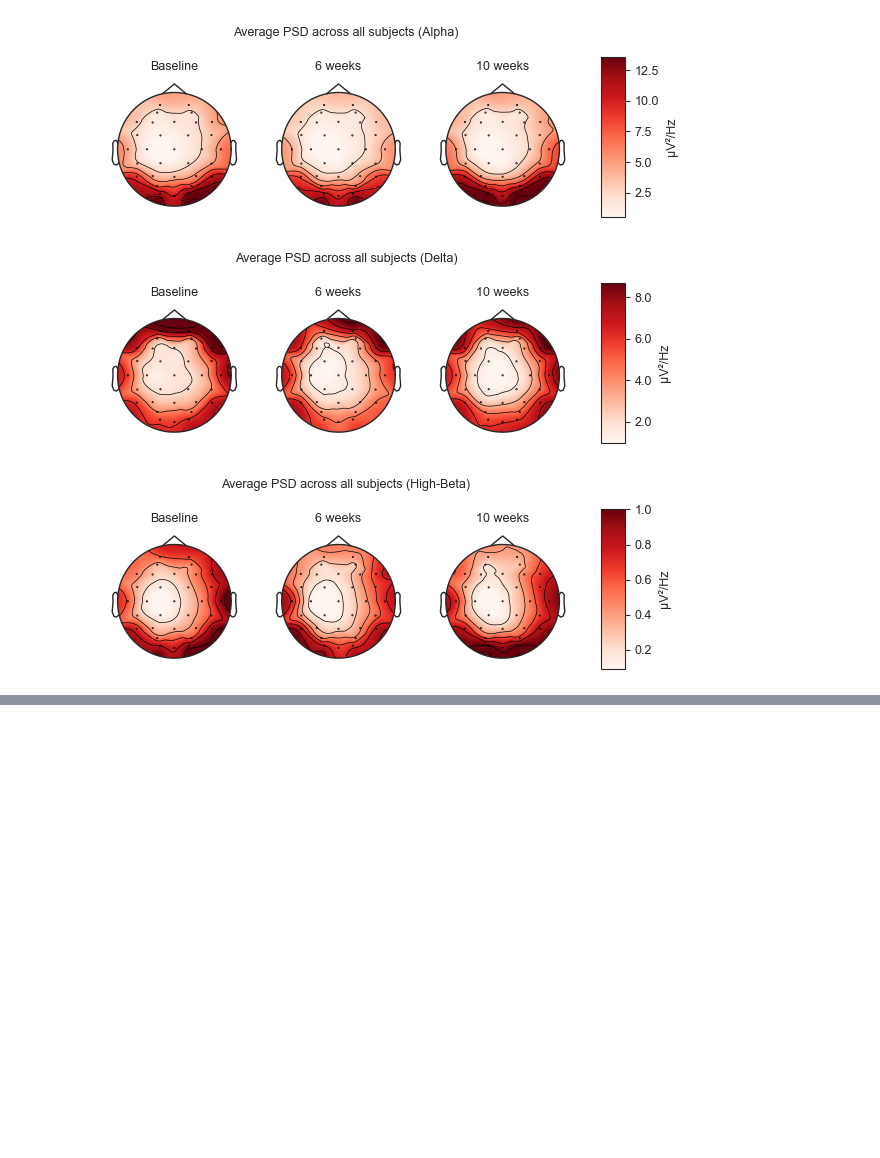
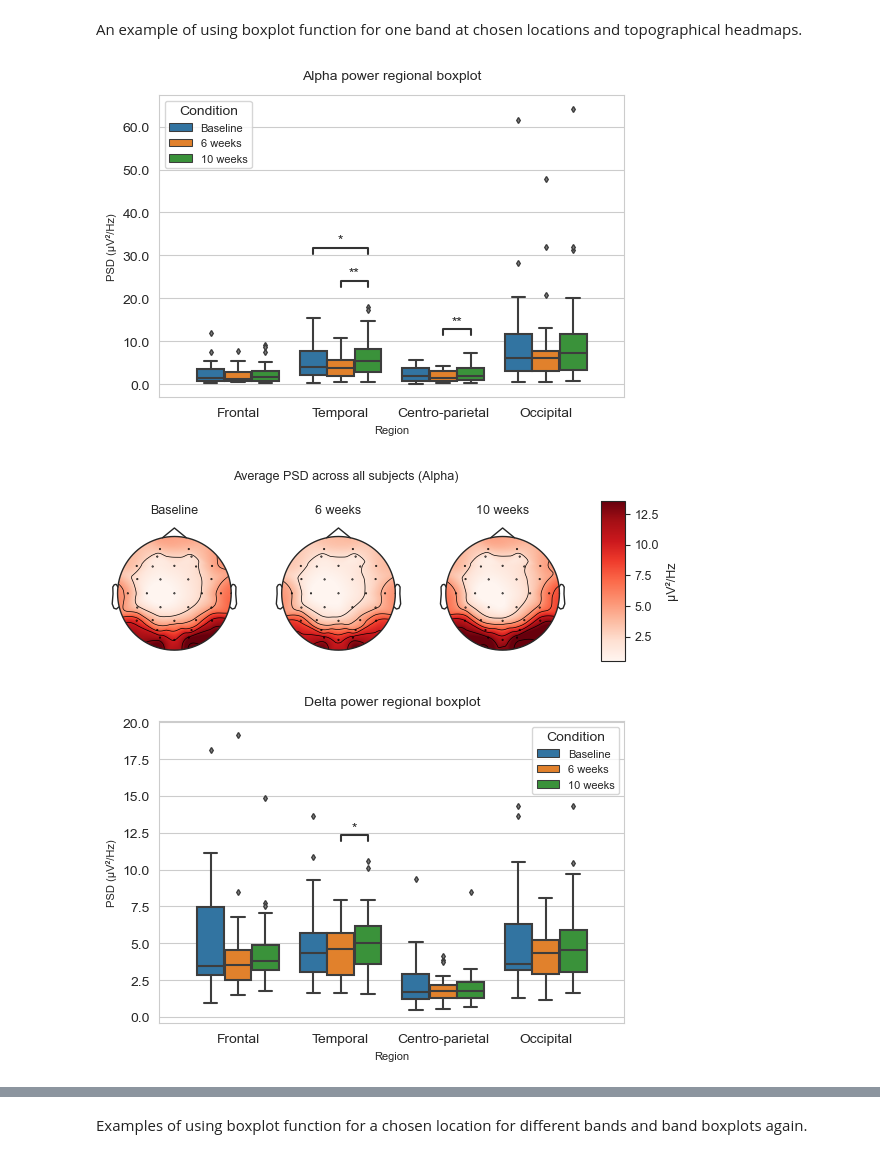
Before and after one commit to teanijarv/EEG-pyline, a Jupyter notebook: 04_datavisualisation.ipynb, the cells around one changed output, grey strips where cells are left out. Drawn from its saved outputs; the diff is of its cells as text; code cells hidden in the pictures; blank space fills up the shorter version.

```diff
--- a/04_datavisualisation.ipynb
+++ b/04_datavisualisation.ipynb
@@ -155,19 +0,0 @@ for condition in condition_code_list:
-# %%
-df_psd_ch = pd.DataFrame()
-for i in range(len(b_names_ch[0])):
-    for n_exps in range(len(b_names_ch)):
-        globals()[b_names_ch[n_exps][i]] = pd.read_excel('{}\{}.xlsx'\
-                                            .format(dir_inprogress_ch[n_exps],b_names_ch[n_exps][i]))\
-            .assign(**{'Frequency band': condition_ch[n_exps][i][1],'Condition': condition_ch[n_exps][i][0]})
-        df_psd_ch = pd.concat([df_psd_ch,globals()[b_names_ch[n_exps][i]]])
-
-for condition in condition_code_list:
-    df_ch_desc,df_ch_pvals,df_ch_statistics,significant_ch = apply_stat_test(df_psd_ch,condition,stat_test=stat_test)
-    try:
-        os.makedirs(os.path.join(psd_ch_folder,''))
-    except FileExistsError:
-        pass
-    with pd.ExcelWriter(r"Results\PSD\channels\{}_results_{}-{}.xlsx".format(stat_test,condition[0],condition[1])) as writer:
-        df_ch_desc.to_excel(writer, sheet_name='Descripitives')
-        df_ch_pvals.to_excel(writer, sheet_name='P-values')
-        df_ch_statistics.to_excel(writer, sheet_name='Stat-values')
@@ -183,0 +7,16 @@ for condition in condition_code_list:
+# %%
+"""
+VARIABLES TO CHANGE
+psd_{xxx}_folder: A relative folder location of the regional/channels/asymmetry PSD files
+exp_folder: A relative folder location of the comparable experiments as a list of strings
+condition_code_list: A list of compared experiments' short codes (reference to exp_condition from 02-notebook)
+stat_test: The name of the statistical test to be used
+"""
+psd_reg_folder,psd_ch_folder,psd_faa_folder = r"Results\PSD\regions", r"Results\PSD\channels", r"Results\PSD"
+exp_folder = [r"Eyes Closed\Baseline",
+              r"Eyes Closed\6 weeks",
+              r"Eyes Closed\10 weeks"]
+condition_codes = ['EC_00','EC_06','EC_07']
+condition_legend = ['Baseline','6 weeks','10 weeks']
+condition_codes_comparisons = [['EC_00','EC_06'],['EC_06','EC_07'],['EC_00','EC_07']]
+stat_test = 'Wilcoxon'
@@ -184,8 +106,14 @@ for condition in condition_code_list:
+# %% [markdown]
+An example of using boxplot function for one band at chosen locations and topographical headmaps.
 # %%
 for b_name in (df_psd_ch['Frequency band'].unique()):
-    plot_topomaps_band(df_psd_ch,epochs,b_name,condition_legend=['Baseline','6 weeks','10 weeks'],
-                       conditions=['EC_00','EC_06','EC_07'],fnt=['sans-serif',9],title=True,export=True)
+    plot_boxplot_band(df_psd_reg,regions=['Frontal','Temporal','Centro-parietal','Occipital'],band=b_name,
+                      condition_comp_list=condition_codes_comparisons,
+                      condition_legend=condition_legend,fnt=['sans-serif',8,10],
+                      title=True,stat_test=stat_test,ast_loc='inside',verbose=False,export=False)
+    plot_topomaps_band(df_psd_ch,epochs,b_name,condition_legend=condition_legend,
+                       conditions=condition_codes,fnt=['sans-serif',9],title=True,export=False)
 # %% [output]
-[figure, old version]
+[figure, new version]
-[figure, old version]
+[figure, new version]
-[figure, old version]
+[figure, new version]
@@ -194 +127,3 @@ for b_name in (df_psd_ch['Frequency band'].unique()):
+# %% [markdown]
+Examples of using boxplot function for a chosen location for different bands and band boxplots again.
 # %%
```
Also changed, not shown: parts of 13 cells of this notebook, 3 other files.
